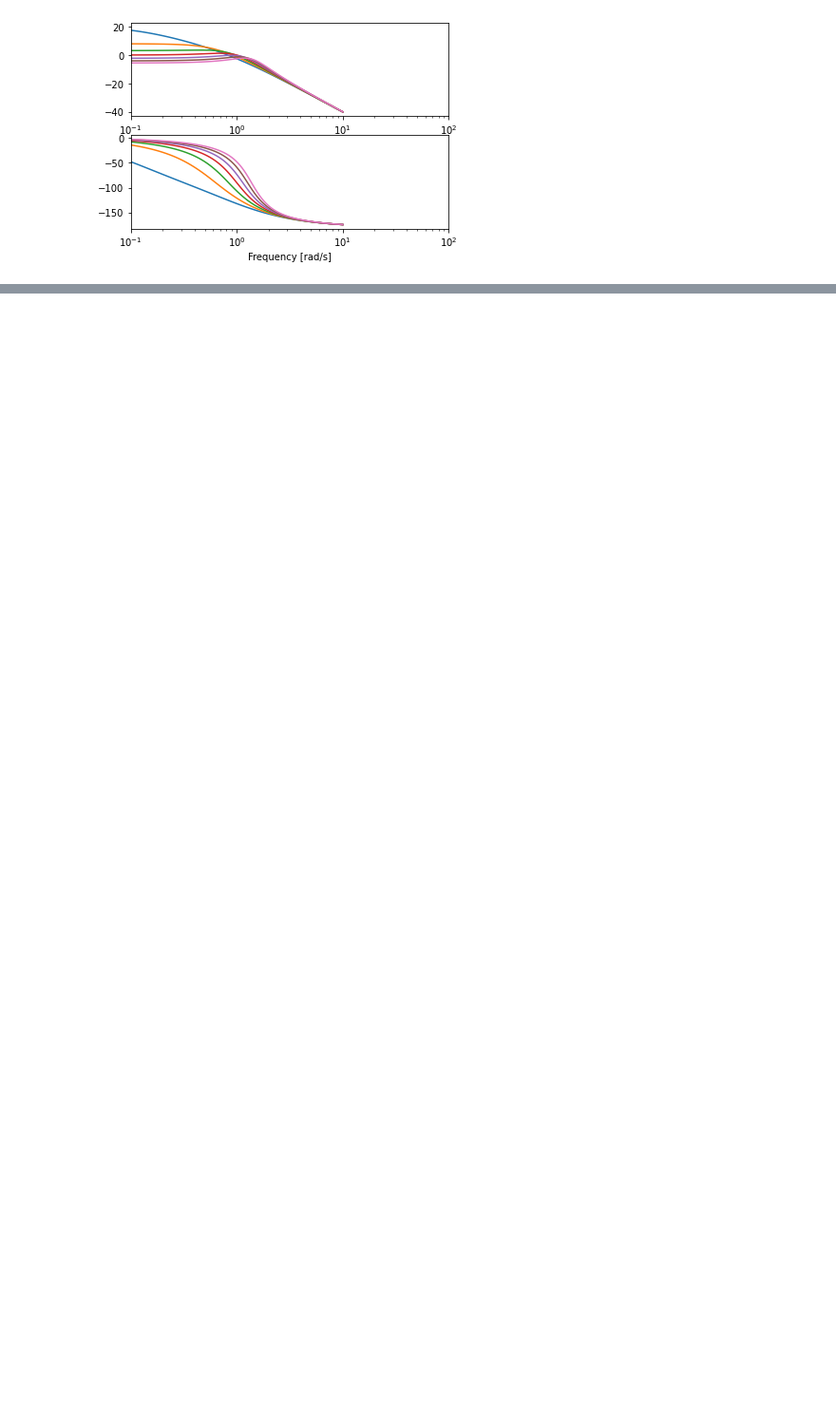
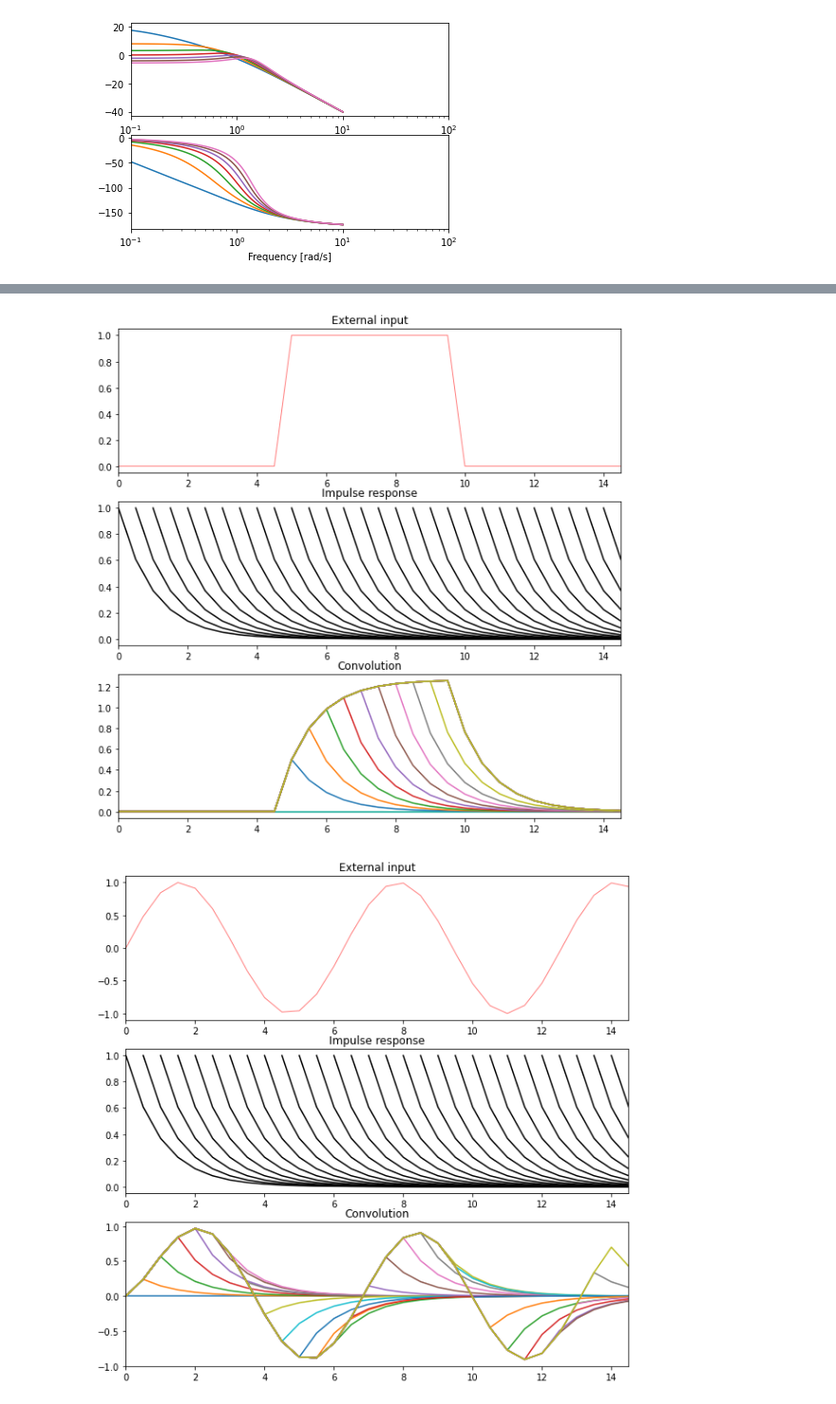
Before and after one commit to shahin1009/ME565, a Jupyter notebook: Laplace.ipynb, the cells around one changed output, grey strips where cells are left out. Shown at 95% size. Cells and saved outputs as stored; diff of their text form; code cells hidden in the pictures; blank space fills up the shorter version.

```diff
--- a/Laplace.ipynb
+++ b/Laplace.ipynb
@@ -88,0 +163,20 @@ plt.show()
+# %%
+def sin_res(t):
+    return np.sin(t)
+
+def unit_step(t):
+    u  = 0*t
+    u[len(t)//3:2*len(t)//3] = 1
+    return u
+# %%
+lam = 1
+system  = ([1.0], [1.0, lam])
+dt = 0.5
+T = 15
+t  = np.arange(0, T, dt)
+
+_,_ = response(system, t, unit_step(t))
+_,_ = response(system, t, sin_res(t))
+# %% [output]
+[figure, added]
+[figure, added]
```
Also changed, not shown: parts of 8 cells of this notebook, 2 other files.
